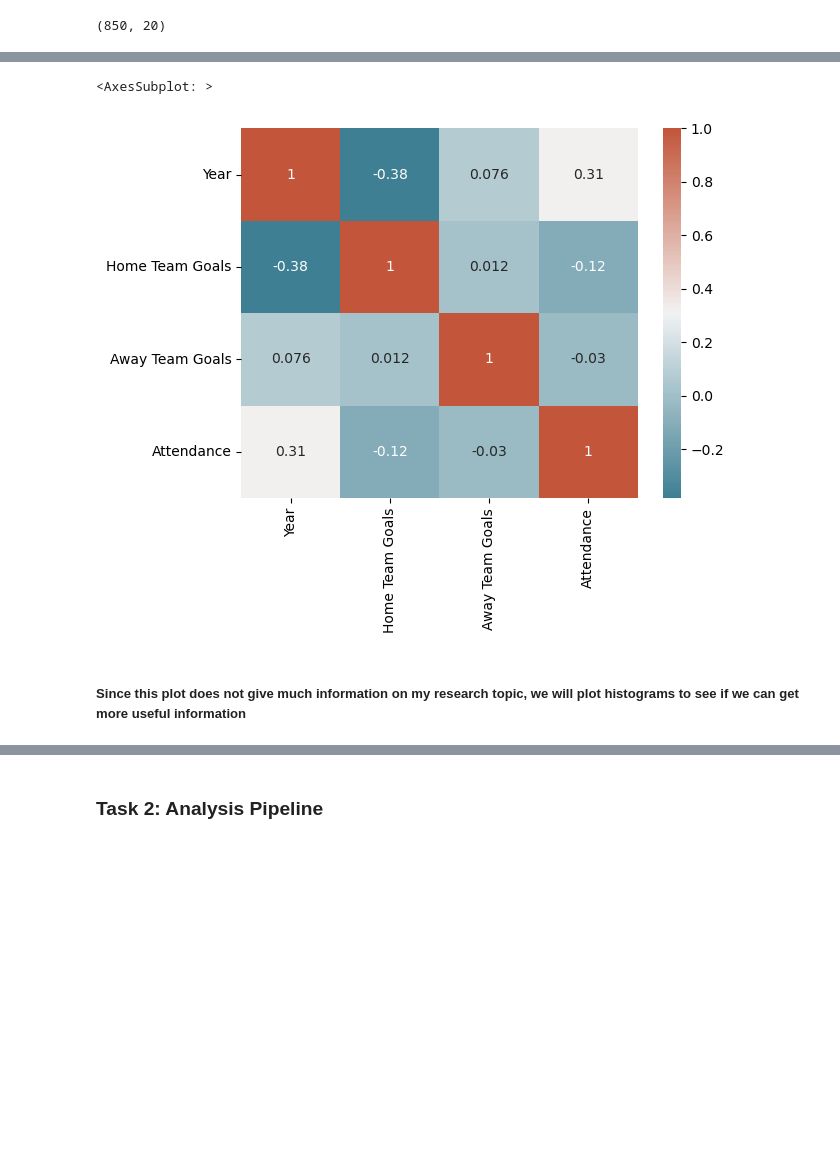
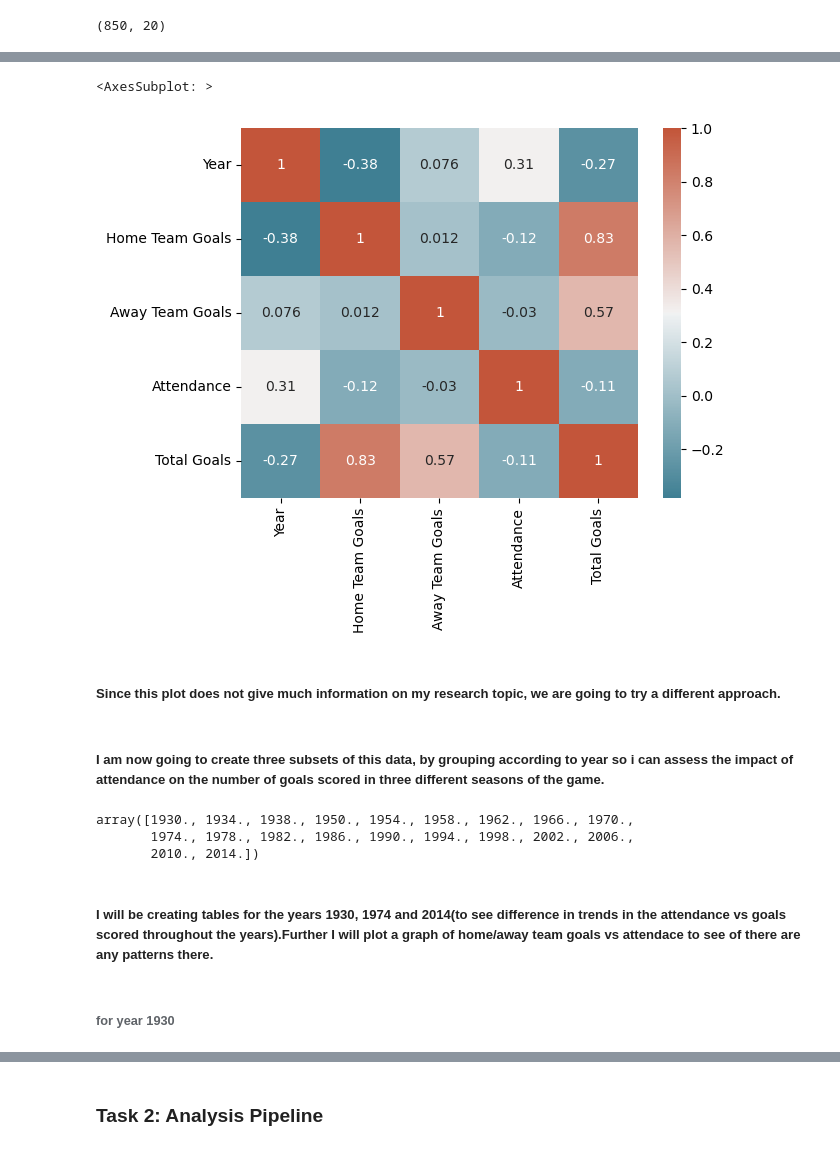
Before and after one commit to ubco-W2022T1-cosc301/project-group49, a Jupyter notebook: notebooks/analysis3.ipynb, the cells around one changed output, grey strips where cells are left out. Drawn from its saved outputs; the diff is of its cells as text; code cells hidden in the pictures; blank space fills up the shorter version.

```diff
--- a/notebooks/analysis3.ipynb
+++ b/notebooks/analysis3.ipynb
@@ -109,7 +109,8 @@ Home Team Initials       77
 Away Team Initials       82
 dtype: int64
 # %%
-#cleaning my dataset to have only columns that I need
-cleanData = rawData.drop(['Stage', 'Win conditions', 'Half-time Home Goals', 'Half-time Away Goals', 'Referee', 'Assistant 1', 'Assistant 2', 'RoundID', 'MatchID', 'Home Team Initials', 'Away Team Initials'], axis=1)
+#cleaning my dataset to have only columns that I need and creating a new coloumn for total goals scored
+cleanData = rawData.drop(['Stage', 'Win conditions', 'Half-time Home Goals', 'Half-time Away Goals', 'Referee', 'Assistant 1', 'Assistant 2', 'RoundID', 'MatchID', 'Home Team Initials', 'Away Team Initials', 'Datetime', 'Stadium', 'City'], axis=1)
+cleanData['Total Goals'] = cleanData['Home Team Goals'] + cleanData['Away Team Goals']
 cleanData
 # %% [output]
@@ -129,9 +130,21 @@ cleanData
 # %%
 #calculating the correlation matrix
-corrMatrix = cleanData.corr()
-sns.heatmap(corrMatrix, xticklabels=corrMatrix.columns, yticklabels=corrMatrix.columns, annot=True, cmap=sns.diverging_palette(220, 20, as_cmap=True))
+corr = cleanData.corr()
+sns.heatmap(corr, xticklabels=corr.columns, yticklabels=corr.columns, annot=True, cmap=sns.diverging_palette(220, 20, as_cmap=True))
 # %% [output]
 <AxesSubplot: >
-[figure, old version]
+[figure, new version]
 # %% [markdown]
-##### Since this plot does not give much information on my research topic, we will plot histograms to see if we can get more useful information
+##### Since this plot does not give much information on my research topic, we are going to try a different approach.
+# %% [markdown]
+##### I am now going to create three subsets of this data, by grouping according to year so i can assess the impact of attendance on the number of goals scored in three different seasons of the game.
+# %%
+cleanData["Year"].unique()
+# %% [output]
+array([1930., 1934., 1938., 1950., 1954., 1958., 1962., 1966., 1970.,
+       1974., 1978., 1982., 1986., 1990., 1994., 1998., 2002., 2006.,
+       2010., 2014.])
+# %% [markdown]
+##### I will be creating tables for the years 1930, 1974 and 2014(to see difference in trends in the attendance vs goals scored throughout the years).Further I will plot a graph of home/away team goals vs attendace to see of there are any patterns there.
+# %% [markdown]
+###### for year 1930
```
Also changed, not shown: parts of 25 cells of this notebook, 2 other files.
